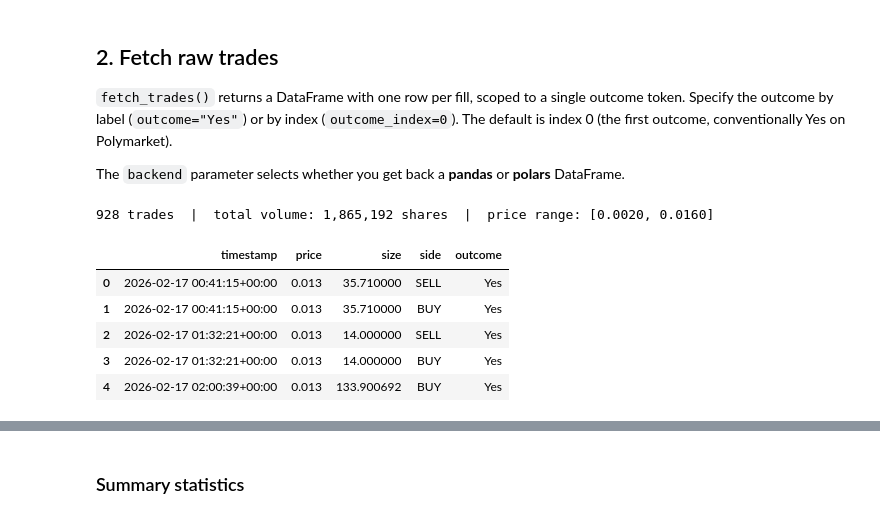
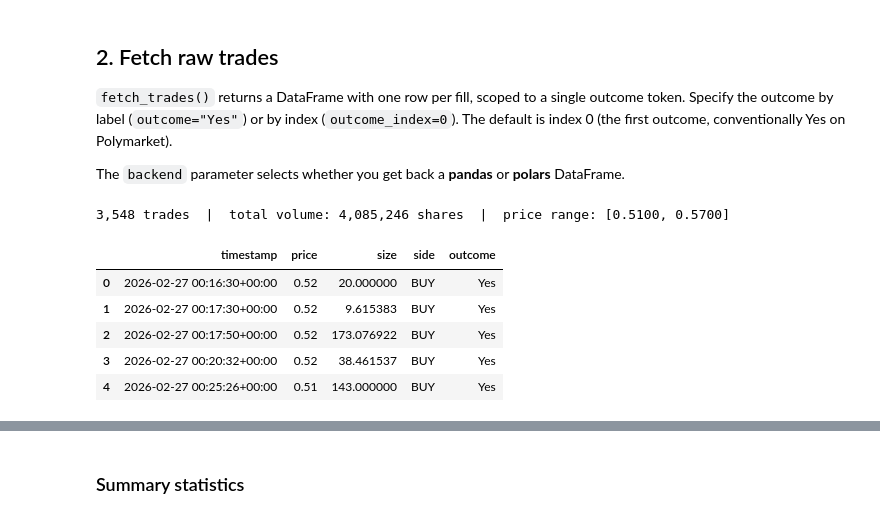
Before and after one commit to frank22lin/polymarket_data, a Jupyter notebook: examples/tutorial.ipynb, the cells around one changed output, grey strips where cells are left out. Drawn from its saved outputs; the diff is of its cells as text; code cells hidden in the pictures.

```diff
--- a/examples/tutorial.ipynb
+++ b/examples/tutorial.ipynb
@@ -38,5 +65,5 @@ token IDs needed for data fetching.
 # %%
-SLUG = "russia-x-ukraine-ceasefire-by-february-28-2026"
+SLUG = "epl-wol-ast-2026-02-27-ast"
 
 pm = PolymarketData()
 market = pm.get_market(SLUG)
@@ -59,26 +86,26 @@ conventionally Yes on Polymarket).
 The `backend` parameter selects whether you get back a **pandas** or
 **polars** DataFrame.
 # %%
-START = datetime(2026, 2, 17, tzinfo=timezone.utc)
-END   = datetime(2026, 2, 20, tzinfo=timezone.utc)
+START = datetime(2026, 2, 27, tzinfo=timezone.utc)
+END   = datetime(2026, 2, 28, tzinfo=timezone.utc)
 
 trades = pm.fetch_trades(
     slug=SLUG,
     start_time=START,
     end_time=END,
     outcome="Yes",
     backend="pandas",
 )
 
 print(f"{len(trades):,} trades  |  "
       f"total volume: {trades['size'].sum():,.0f} shares  |  "
       f"price range: [{trades['price'].min():.4f}, {trades['price'].max():.4f}]")
 trades.head()
 # %% [output]
-928 trades  |  total volume: 1,865,192 shares  |  price range: [0.0020, 0.0160]
+3,548 trades  |  total volume: 4,085,246 shares  |  price range: [0.5100, 0.5700]
 |  | timestamp | price | size | side | outcome |
-| 0 | 2026-02-17 00:41:15+00:00 | 0.013 | 35.710000 | SELL | Yes |
-| 1 | 2026-02-17 00:41:15+00:00 | 0.013 | 35.710000 | BUY | Yes |
-| 2 | 2026-02-17 01:32:21+00:00 | 0.013 | 14.000000 | SELL | Yes |
-| 3 | 2026-02-17 01:32:21+00:00 | 0.013 | 14.000000 | BUY | Yes |
-| 4 | 2026-02-17 02:00:39+00:00 | 0.013 | 133.900692 | BUY | Yes |
+| 0 | 2026-02-27 00:16:30+00:00 | 0.52 | 20.000000 | BUY | Yes |
+| 1 | 2026-02-27 00:17:30+00:00 | 0.52 | 9.615383 | BUY | Yes |
+| 2 | 2026-02-27 00:17:50+00:00 | 0.52 | 173.076922 | BUY | Yes |
+| 3 | 2026-02-27 00:20:32+00:00 | 0.52 | 38.461537 | BUY | Yes |
+| 4 | 2026-02-27 00:25:26+00:00 | 0.51 | 143.000000 | BUY | Yes |
```
Also changed, not shown: parts of 9 cells of this notebook, 11 other files.
